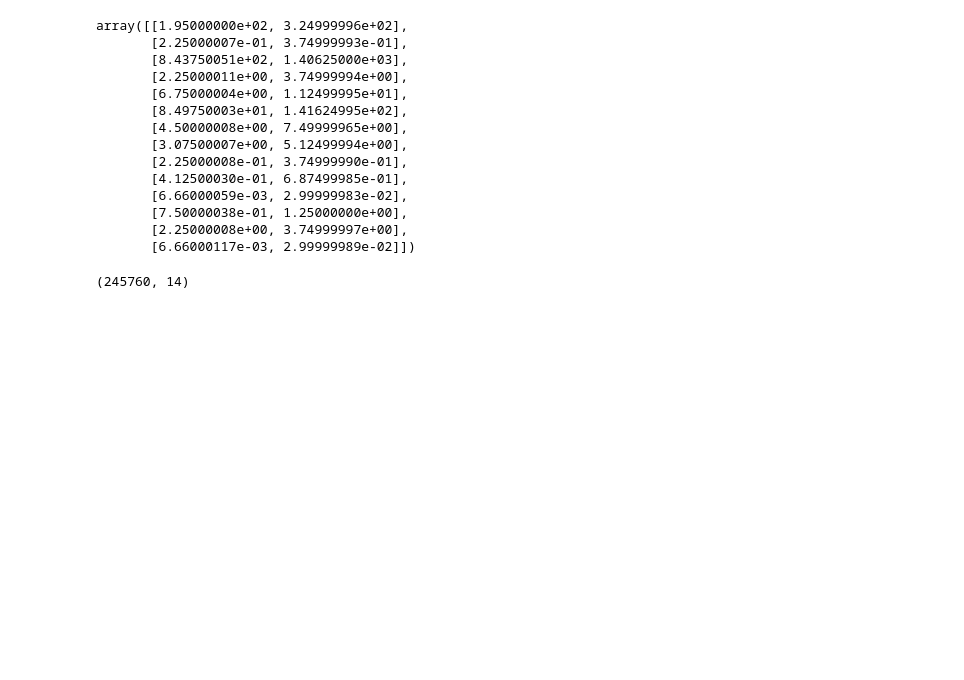
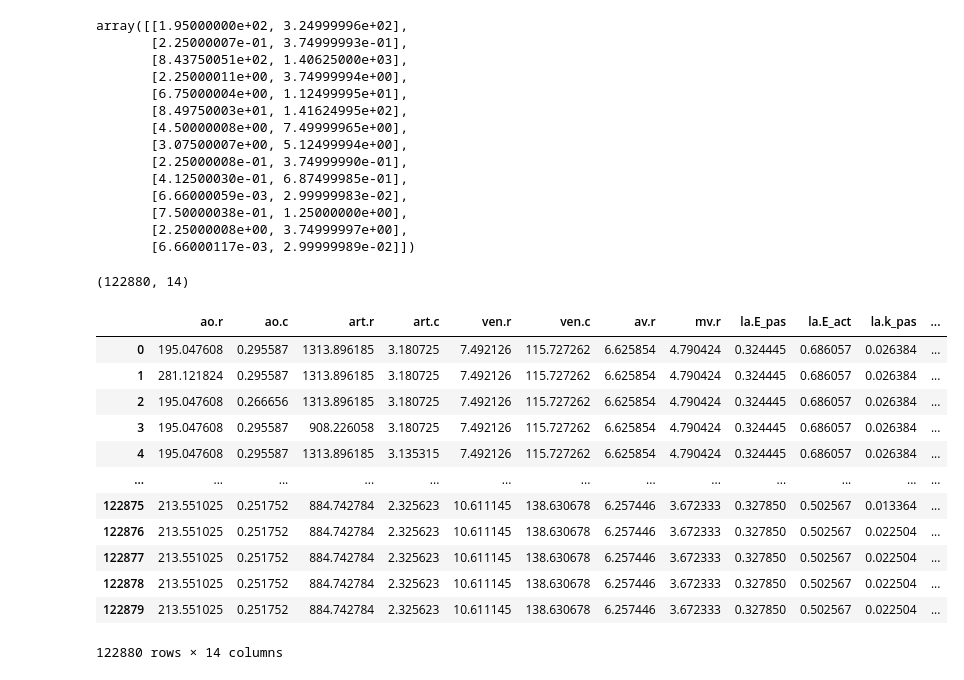
Before and after one commit to alan-turing-institute/comparative-gsa, a Jupyter notebook: notebooks/direct_pipeline_gen_simulations.ipynb, the cells around one changed output. Saved outputs shown, nothing was run; the diff lists cells and outputs as text; code cells hidden in the pictures; blank space fills up the shorter version.

```diff
--- a/notebooks/direct_pipeline_gen_simulations.ipynb
+++ b/notebooks/direct_pipeline_gen_simulations.ipynb
@@ -101,13 +105,30 @@ problem = {
     'bounds' : br.samples[relevant_columns].describe().loc[['min', 'max']].T.values
 }
 # %%
-param_values = saltelli.sample(problem, 4096*2, calc_second_order=True)
+param_values = saltelli.sample(problem, n_samples, calc_second_order=True)
 param_values.shape
 # %% [output]
-(245760, 14)
+(122880, 14)
 # %%
 # How many rows are in param_values
 param_values.shape[0]
 
 # Truncate br.samples to be only the first n_samples rows
 br._samples = br._samples.iloc[:param_values.shape[0]].copy()
+# %%
+param_values_df = pd.DataFrame(param_values, columns=relevant_columns)
+param_values_df
+# %% [output]
+|  | ao.r | ao.c | art.r | art.c | ven.r | ven.c | av.r | mv.r | la.E_pas | la.E_act | la.k_pas | ... |
+| 0 | 195.047608 | 0.295587 | 1313.896185 | 3.180725 | 7.492126 | 115.727262 | 6.625854 | 4.790424 | 0.324445 | 0.686057 | 0.026384 | ... |
+| 1 | 281.121824 | 0.295587 | 1313.896185 | 3.180725 | 7.492126 | 115.727262 | 6.625854 | 4.790424 | 0.324445 | 0.686057 | 0.026384 | ... |
+| 2 | 195.047608 | 0.266656 | 1313.896185 | 3.180725 | 7.492126 | 115.727262 | 6.625854 | 4.790424 | 0.324445 | 0.686057 | 0.026384 | ... |
+| 3 | 195.047608 | 0.295587 | 908.226058 | 3.180725 | 7.492126 | 115.727262 | 6.625854 | 4.790424 | 0.324445 | 0.686057 | 0.026384 | ... |
+| 4 | 195.047608 | 0.295587 | 1313.896185 | 3.135315 | 7.492126 | 115.727262 | 6.625854 | 4.790424 | 0.324445 | 0.686057 | 0.026384 | ... |
+| ... | ... | ... | ... | ... | ... | ... | ... | ... | ... | ... | ... | ... |
+| 122875 | 213.551025 | 0.251752 | 884.742784 | 2.325623 | 10.611145 | 138.630678 | 6.257446 | 3.672333 | 0.327850 | 0.502567 | 0.013364 | ... |
+| 122876 | 213.551025 | 0.251752 | 884.742784 | 2.325623 | 10.611145 | 138.630678 | 6.257446 | 3.672333 | 0.327850 | 0.502567 | 0.022504 | ... |
+| 122877 | 213.551025 | 0.251752 | 884.742784 | 2.325623 | 10.611145 | 138.630678 | 6.257446 | 3.672333 | 0.327850 | 0.502567 | 0.022504 | ... |
+| 122878 | 213.551025 | 0.251752 | 884.742784 | 2.325623 | 10.611145 | 138.630678 | 6.257446 | 3.672333 | 0.327850 | 0.502567 | 0.022504 | ... |
+| 122879 | 213.551025 | 0.251752 | 884.742784 | 2.325623 | 10.611145 | 138.630678 | 6.257446 | 3.672333 | 0.327850 | 0.502567 | 0.022504 | ... |
+122880 rows × 14 columns
```
Also changed, not shown: parts of 6 cells of this notebook, 3 other files.
